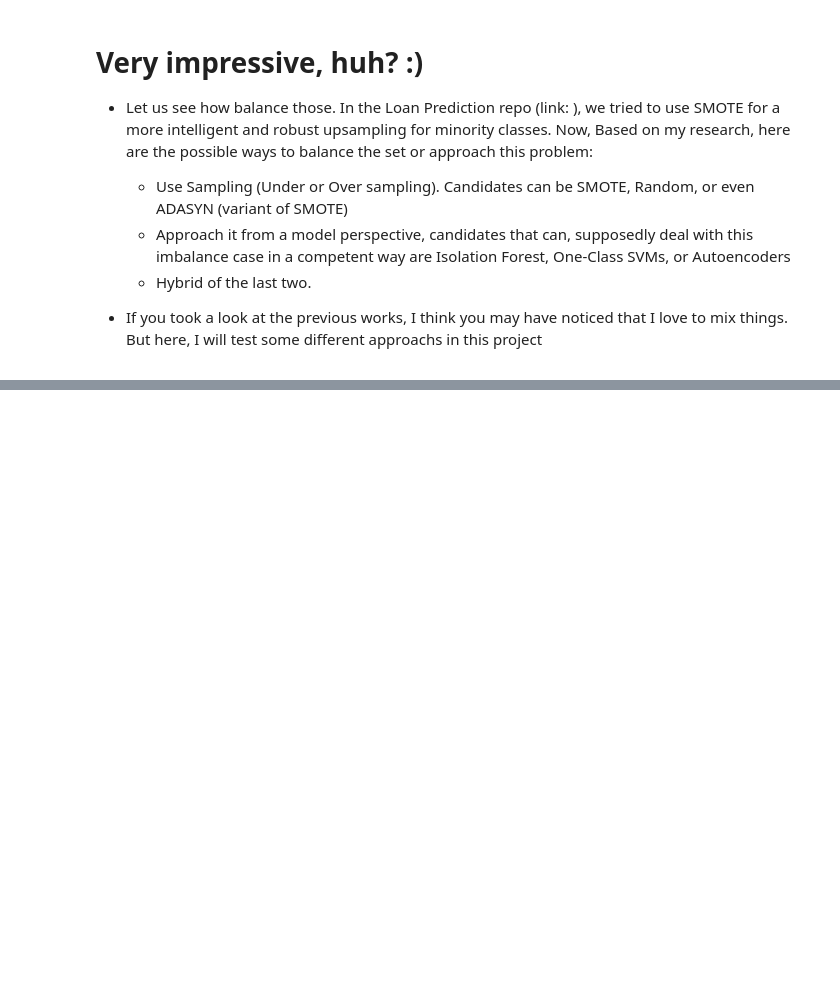
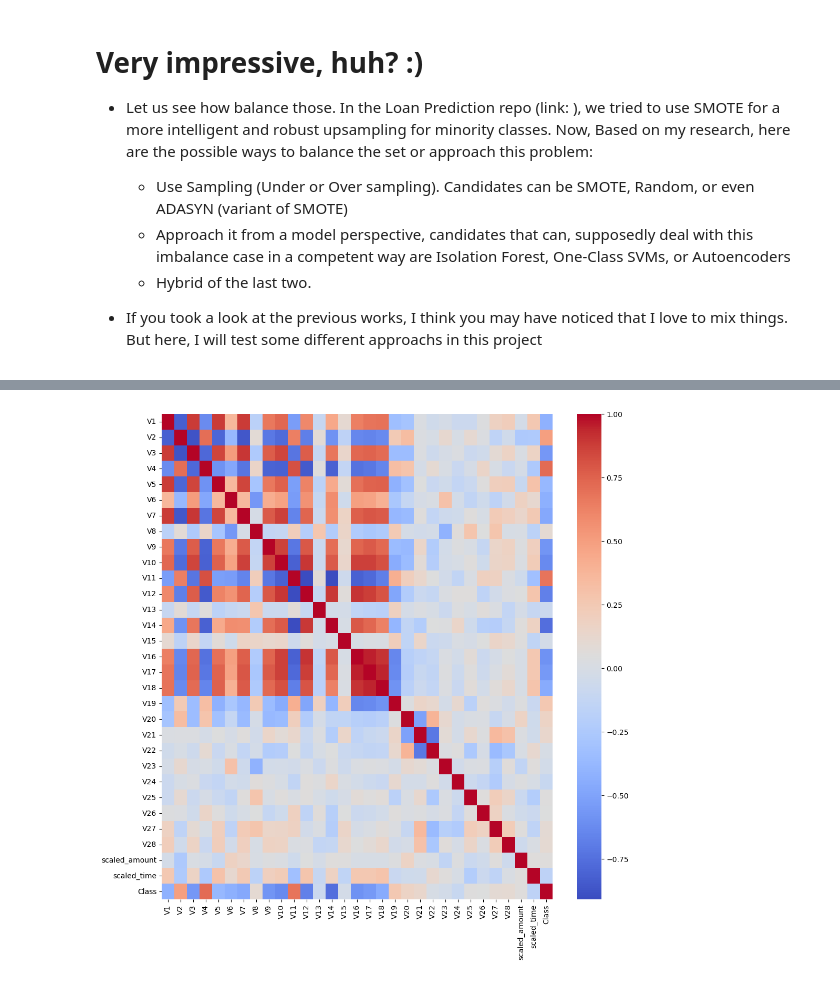
Before and after one commit to yaman-77/Fraud-Detection, a Jupyter notebook: FraudDetection Source Code.ipynb, the cells around one changed output, grey strips where cells are left out. Drawn from its saved outputs; the diff is of its cells as text; code cells hidden in the pictures; blank space fills up the shorter version.

```diff
--- a/FraudDetection Source Code.ipynb
+++ b/FraudDetection Source Code.ipynb
@@ -186,4 +188,35 @@ plt.show()
 
 - If you took a look at the previous works, I think you may have noticed that I love to mix things. But here, I will test some different approachs in this project
 # %%
-# Let us
+# Let us first try to mix the sampling. I will reduce the majority to ~2500 and then create some samples for minority to match that number
+# Let us create a copy of the data now
+# X = df.drop("Class", axis=1)
+
+X = df.drop("Class", axis=1)
+y = df["Class"]
+X_train, X_val, y_train, y_val = train_test_split(
+    X, y, test_size=0.2, stratify=y, random_state=42
+)
+
+# Let us standardize the amount and time columns
+rob_scaler = RobustScaler()
+
+X_train['scaled_amount'] = rob_scaler.fit_transform(X_train['Amount'].values.reshape(-1, 1))
+X_train['scaled_time'] = rob_scaler.fit_transform(X_train['Time'].values.reshape(-1, 1))
+X_val['scaled_amount'] = rob_scaler.transform(X_val['Amount'].values.reshape(-1, 1))
+X_val['scaled_time'] = rob_scaler.transform(X_val['Time'].values.reshape(-1, 1))
+X_train.drop(['Time', 'Amount'], axis=1, inplace=True)
+X_val.drop(['Time', 'Amount'], axis=1, inplace=True)
+
+# This is the first time I'm gonna apply changes using Pipeline
+over = SMOTE(sampling_strategy={1: 2500}, random_state=42) # Define oversampling the minority to 2500
+under = RandomUnderSampler(sampling_strategy={0: 2500}, random_state=42) # Define undersampling the majority to 2500
+
+# Create a pipeline that first applies SMOTE, then applies RandomUnderSampler
+steps = [('o', over), ('u', under)] # Define the steps
+pipeline = Pipeline(steps=steps) # Initiate
+
+X_train_resampled, y_train_resampled = pipeline.fit_resample(X_train, y_train) # Apply the pipeline ONLY to the training data
+
+print("Original training shape:", y_train.value_counts())
+print("Resampled training shape:", y_train_resampled.value_counts())
@@ -190,2 +232,8 @@ plt.show()
 # %%
-# Want to see the correlation matrix
+# Want to see the correlation matrix now
+df1_balanced = pd.concat([X_train_resampled, y_train_resampled], axis=1)
+plt.figure(figsize=[12,12])
+sns.heatmap(df1_balanced.corr(), annot=False, cmap='coolwarm')
+plt.show()
+# %% [output]
+[figure, added]
```
Also changed, not shown: parts of 21 cells of this notebook, 1 other file.
